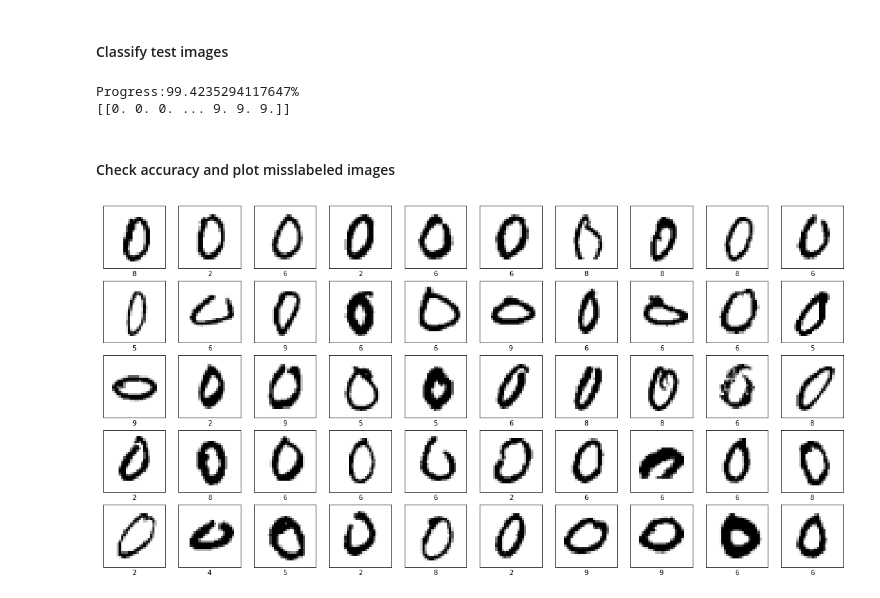
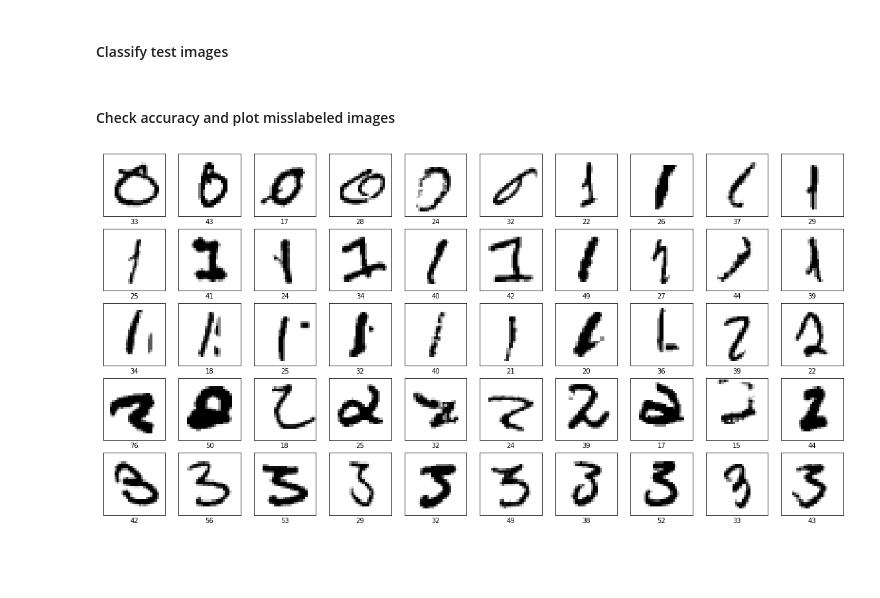
Before and after one commit to lorenzosintini/4YP, a Jupyter notebook: Models_v2/Conv_VAE_v2.ipynb, the cells around one changed output. Drawn from its saved outputs; the diff is of its cells as text; code cells hidden in the pictures; blank space fills up the shorter version.

```diff
--- a/Models_v2/Conv_VAE_v2.ipynb
+++ b/Models_v2/Conv_VAE_v2.ipynb
@@ -378,15 +397,20 @@ for i in range(0,N_class):
     test_images = x_test[(y_test==j)]
     test_images = set_pixels_binary(test_images)
     test_images = test_images.reshape(len(test_images), image_shape[0], image_shape[1], N_image_channels).astype('float32')
-    loss,_,_ = -calculate_ELBO(model,test_images)
-    table_of_losses[j,i] = -loss
+    #_,loss,_ = calculate_ELBO(model,test_images)
+    #loss = -calculate_pixel_squared(model,test_images)
+    loss = calculate_ssim(model, test_images)
+    table_of_losses[j,i] = loss
     if j==i:
       color='red'
     else:
       color='blue'
-    plt.bar(j,-loss.numpy(),color=color)
+    plt.bar(j,loss.numpy(),color=color)
     #print('ELBO loss for class {}: {}'.format(i,loss))
   plt.show()
+
+for i in range(N_class):
+    table_of_losses[i,:] = table_of_losses[i,:]/np.min(table_of_losses[i,:])
 
 
 # reconstruct_images(x_test[(y_test==8)][0:10], test_images[(y_test==8)][0:10])
@@ -414,8 +438,9 @@ Model trained with class 5
 # %%
 _, _, x_test_classes, y_test_classes, _, _ = setup_dataset(x_train, y_train, x_test, y_test, chosen_classes=[0,1,2,3,4,5,6,7,8,9])
 predicted_class = np.zeros([1,len(x_test_classes)])
+predicted_probabilities = np.zeros([len(x_test_classes),10])
 for i in range(len(x_test_classes)):
-  if not i%50:
+  if not i%1:
     clear_output()
     print('Progress:{}%'.format(100*(i+1)/len(x_test_classes)))
   test_image = x_test_classes[i]/input_range
@@ -426,46 +451,62 @@ for i in range(len(x_test_classes)):
   loss_per_model = []
   for j in range(0,10):
     model = model_dict[str(j)]
-    loss,_,_ = -calculate_ELBO(model,test_image)
+    #_,loss,_ = calculate_ELBO(model,test_image)
+    loss = calculate_ssim(model,x)
     #print('ELBO loss for class {}: {}'.format(i,loss))
     loss_per_model.append(loss)
-  predicted_class[0,i] = loss_per_model.index(max(loss_per_model))
+  a = loss_per_model/np.min(loss_per_model)
+  a = np.multiply(a,-15)
+  e_x = np.exp(a)
+  predicted_probabilities[i,:] = (e_x / e_x.sum())*100
+  #print(predicted_probabilities[i,:])
+  predicted_class[0,i] = loss_per_model.index(min(loss_per_model))
+  #print(predicted_class[0,i])
 print(predicted_class)
-# %% [output]
-Progress:99.4235294117647%
-[[0. 0. 0. ... 9. 9. 9.]]
 # %% [markdown]
 #### Check accuracy and plot misslabeled images
 # %%
 import pandas as pd
 predicted_class = predicted_class.astype('int')
 y_test_classes = y_test_classes.astype('int')
 
 wrong_guesses = []
 table_of_counts = np.zeros([N_class, N_class+1])
 for i in range(predicted_class.shape[1]):
     table_of_counts[y_test_classes[i], predicted_class[0,i]]+=1
     if y_test_classes[i] != predicted_class[0,i]:
         wrong_guesses.append(i)
 trace_count = table_of_counts.trace().astype('int')
 sum_count = table_of_counts.sum().astype('int')
 for i in range(N_class):
     accuracy_of_class = 100*table_of_counts[i,i]/np.sum(table_of_counts[i,0:-1])
     table_of_counts[i,-1] = accuracy_of_class.astype('float16')
 
 index = list(str('-') * N_class)
 columns = list(str('-') * (N_class+1))
 for i in range(N_class):
     index[i]= 'Class '+ str(i)
     columns[i] = '|' + str(i) + '_Counts|'
 columns[-1] = 'Percentage'
 table = pd.DataFrame.from_records(table_of_counts, index=index, columns=columns)
 
+probabilities = np.zeros([len(wrong_guesses)])
 pics_to_plot = list(x_test[i] for i in wrong_guesses)
 labels = list(predicted_class[0,i] for i in wrong_guesses)
-plot_images(pics_to_plot[0:50], labels[0:50], [0,len(labels[0:50])])
+for i in range(len(wrong_guesses)):
+    probabilities[i] = predicted_probabilities[wrong_guesses[i],labels[i]]
+    probabilities = probabilities.astype('int')
+
+plot_images(pics_to_plot[0:50], probabilities[0:50], [0,len(labels[0:50])])
+
+all_probabilities = np.zeros([len(x_test_classes)])
+for i in range(len(x_test_classes)):
+    all_probabilities[i] = predicted_probabilities[i,predicted_class[0,i]]
+    all_probabilities = all_probabilities.astype('int')#
+
+#plot_images(x_test_classes[0:50], all_probabilities[0:50], [0,len(labels[0:50])])
 # %% [output]
-[figure, old version]
+[figure, new version]
 # %%
 print('Correctly labelled pictures:{}/{} -> Accuracy: {}%'.format(trace_count, sum_count, trace_count/sum_count*100))
 print('Incorrectly labelled pictures:{}/{} -> Error: {}%'.format(sum_count-trace_count, sum_count, (sum_count-trace_count)/sum_count*100))
```
Also changed, not shown: parts of 11 cells of this notebook.
